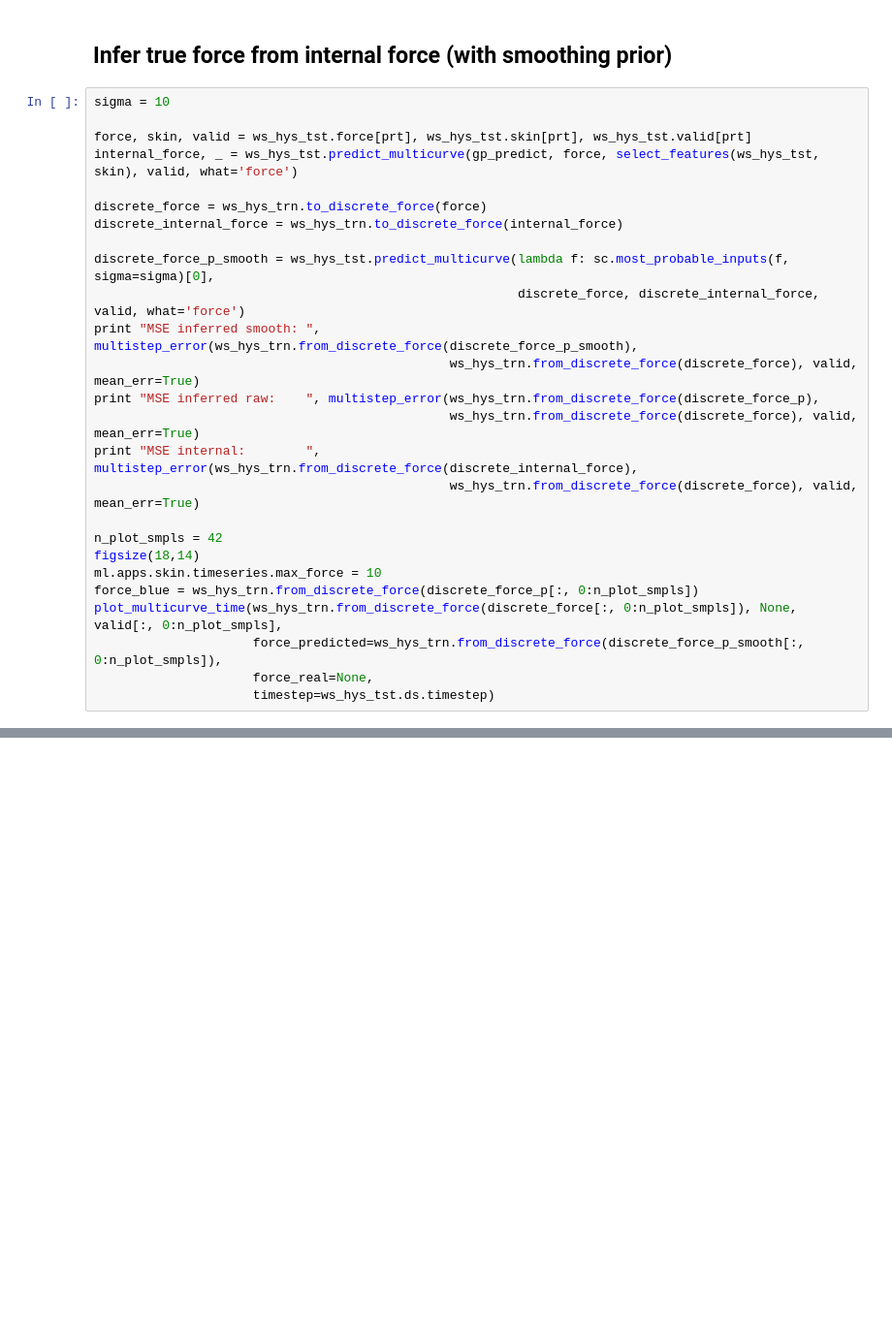
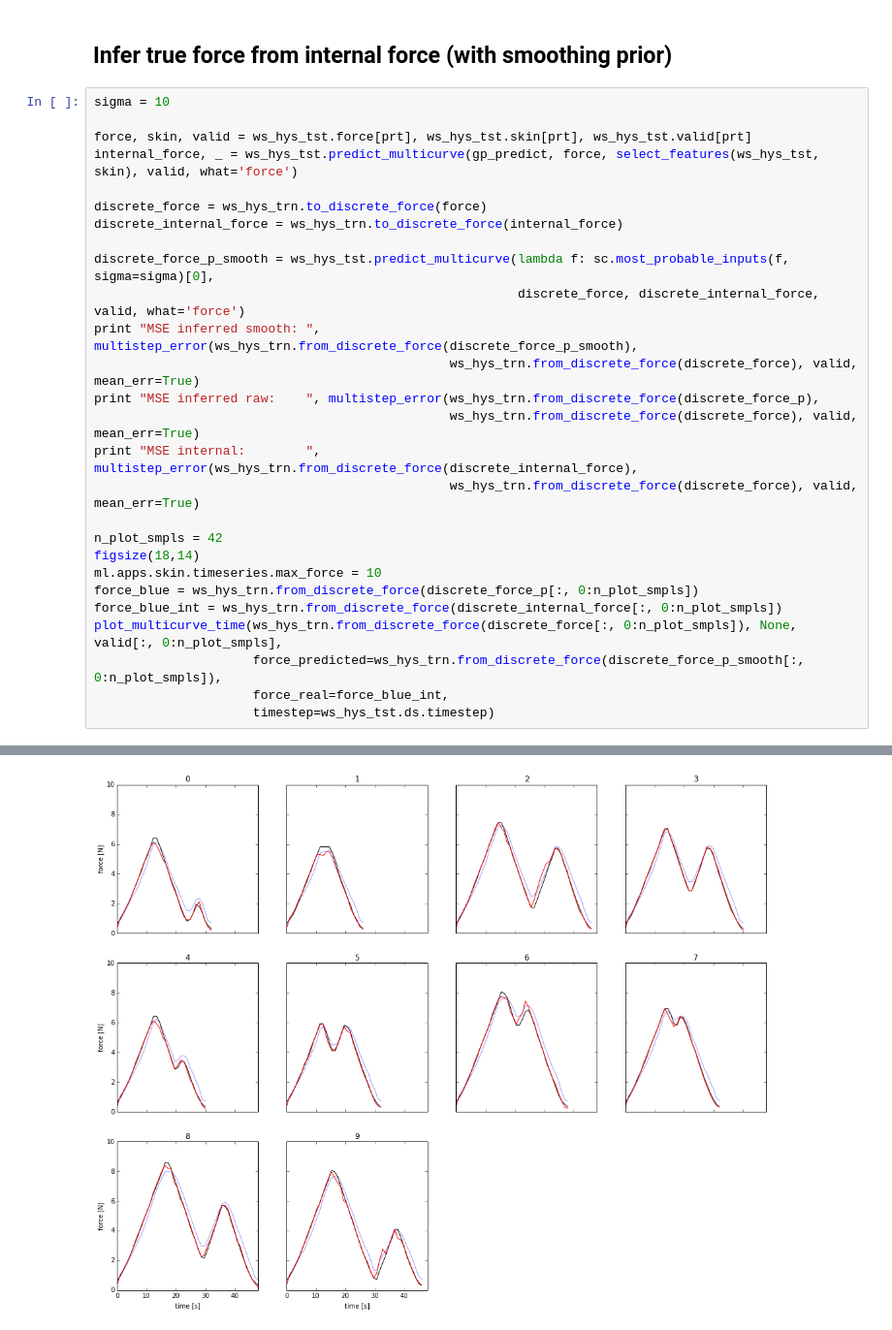
Before and after one commit to surban/ml, a Jupyter notebook: notebooks/Skin-Multifreq-GP-ManualFeatures-Chain.ipynb, the cells around one changed output, grey strips where cells are left out. Shown at 97% size. Cells and saved outputs as stored; diff of their text form; blank space fills up the shorter version.

```diff
--- a/notebooks/Skin-Multifreq-GP-ManualFeatures-Chain.ipynb
+++ b/notebooks/Skin-Multifreq-GP-ManualFeatures-Chain.ipynb
@@ -308,8 +308,9 @@ n_plot_smpls = 42
 figsize(18,14)
 ml.apps.skin.timeseries.max_force = 10
 force_blue = ws_hys_trn.from_discrete_force(discrete_force_p[:, 0:n_plot_smpls])
+force_blue_int = ws_hys_trn.from_discrete_force(discrete_internal_force[:, 0:n_plot_smpls])
 plot_multicurve_time(ws_hys_trn.from_discrete_force(discrete_force[:, 0:n_plot_smpls]), None, valid[:, 0:n_plot_smpls],
                      force_predicted=ws_hys_trn.from_discrete_force(discrete_force_p_smooth[:, 0:n_plot_smpls]),
-                     force_real=None,
+                     force_real=force_blue_int,
                      timestep=ws_hys_tst.ds.timestep)
 # %% [output]
@@ -316,0 +320 @@ Predicting: 5 / 10 0:00:00 left
+[figure, added]
```
Also changed, not shown: parts of 3 cells of this notebook, 2 other files.
